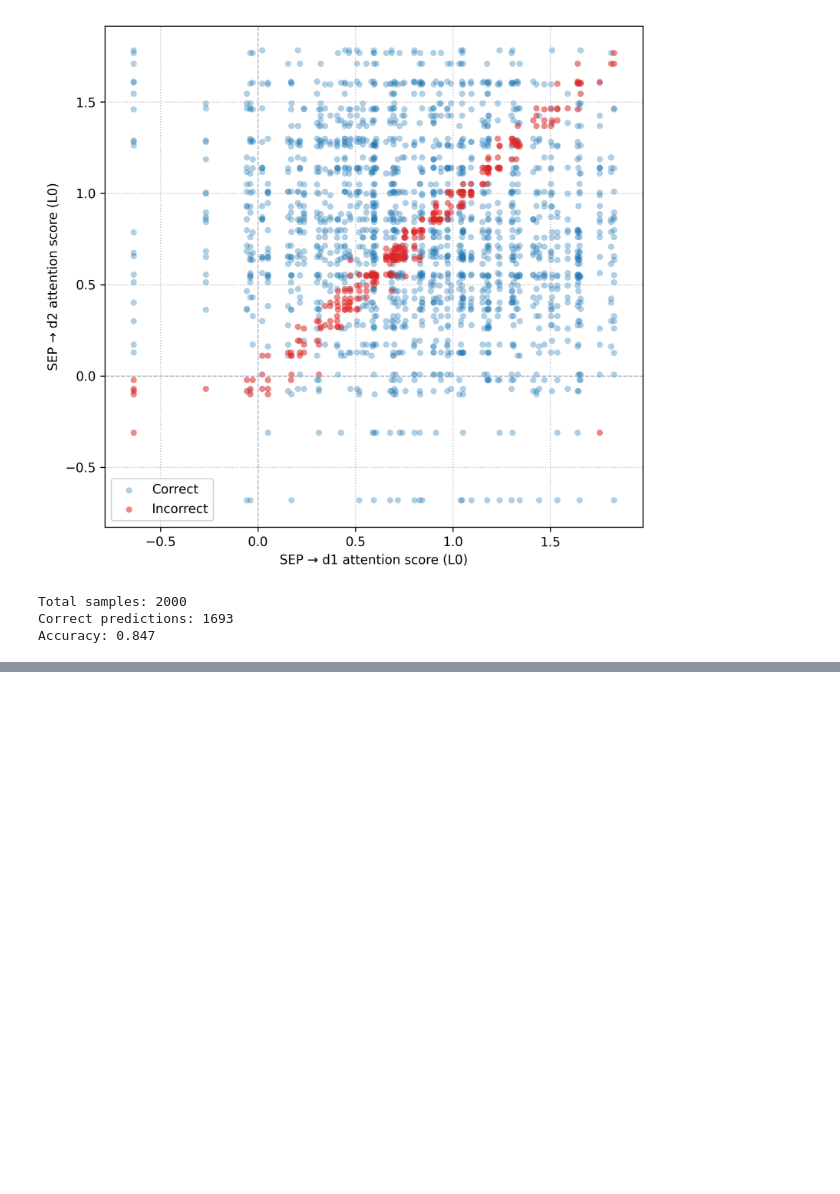
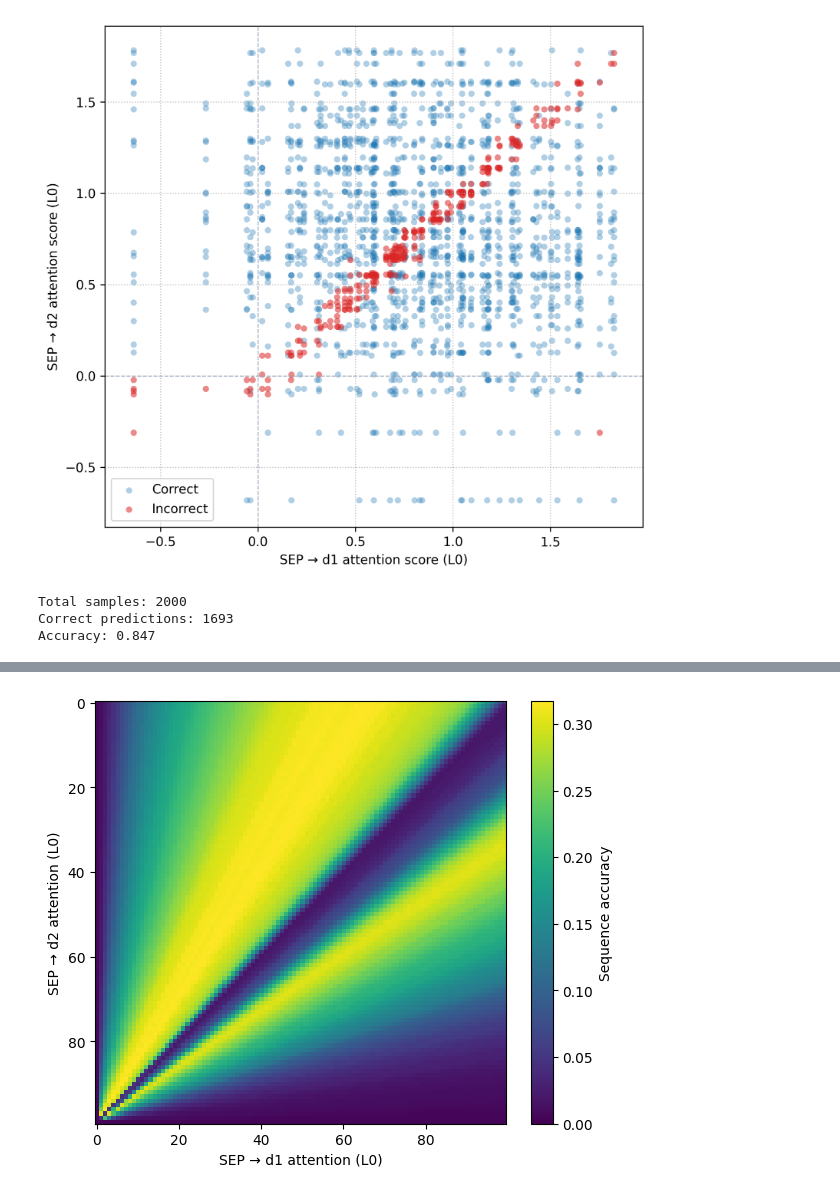
Before and after one commit to Theosdoor/order-by-scale, a Jupyter notebook: PAPER/main.ipynb, the cells around one changed output, grey strips where cells are left out. Drawn from its saved outputs; the diff is of its cells as text; code cells hidden in the pictures; blank space fills up the shorter version.

```diff
--- a/PAPER/nb_final.ipynb
+++ b/PAPER/main.ipynb
@@ -1306,0 +1288,69 @@ Much, but not all of the performance of the model can be recovered by fixing the
+# %%
+# ----- Fig 7 - Performance on fixed attn patterns -----
+import pickle
+from functools import partial
+
+def fixed_attention_score_hook(pattern, hook=None, attn_0=None, attn_1=None):
+    # pattern: [B, H, Q, K]
+    assert (attn_0 is not None) and (attn_1 is not None), "attn_0 and attn_1 must be specified"
+    p0 = torch.as_tensor(attn_0, dtype=pattern.dtype, device=pattern.device)
+    p1 = torch.as_tensor(attn_1, dtype=pattern.dtype, device=pattern.device)
+    s = (p0 + p1).clamp_min(1e-12)
+
+    # Clone and overwrite the SEP (q=2) row to be a valid distribution over {d1=0, d2=1}
+    pattern = pattern.clone()
+    pattern[..., 2, :] = 0.0
+    pattern[..., 2, 0] = p0 / s
+    pattern[..., 2, 1] = p1 / s
+    return pattern
+
+def sequence_accuracy_from_logits(logits, targets):
+    # logits: [B, T, V], targets: [B, T]
+    preds = logits.argmax(dim=-1)[:, -LIST_LEN:]          # only o1, o2
+    targs = targets[:, -LIST_LEN:]
+    return (preds == targs).all(dim=-1).float().mean().item()
+
+# Inputs/targets to evaluate on
+if "all_inputs" not in locals() or "all_targets" not in locals():
+    all_inputs = val_ds.tensors[0].to(DEV)
+    all_targets = val_ds.tensors[1].to(DEV)
+
+steps = 100  # NOTE: 100x100 grid can be slow; reduce for quicker runs
+scores = torch.linspace(0, 1, steps=steps)
+cache_file = "fixed_attention_perfs.pkl"
+
+if os.path.exists(cache_file):
+    with open(cache_file, "rb") as f:
+        perfs = pickle.load(f)
+else:
+    perfs = torch.zeros((steps, steps), dtype=torch.float32)
+    for i, j in tqdm(itertools.product(range(steps), range(steps)), total=steps**2):
+        logits = model.run_with_hooks(
+            all_inputs,
+            return_type="logits",
+            fwd_hooks=[
+                (
+                    "blocks.0.attn.hook_pattern",
+                    partial(
+                        fixed_attention_score_hook,
+                        attn_0=scores[i].item(),
+                        attn_1=scores[j].item(),
+                    ),
+                )
+            ],
+        )
+        perf = sequence_accuracy_from_logits(logits, all_targets)
+        perfs[i, steps - j - 1] = perf  # flip Y so higher j is up
+    with open(cache_file, "wb") as f:
+        pickle.dump(perfs, f)
+
+plt.figure(figsize=(6, 5))
+plt.imshow(perfs.T.cpu(), cmap="viridis", aspect="auto", vmin=0.0)
+plt.colorbar(label="Sequence accuracy")
+plt.xlabel("SEP → d1 attention (L0)")
+plt.ylabel("SEP → d2 attention (L0)")
+plt.title("Validation performance for fixed attention scores")
+plt.tight_layout()
+plt.show()
+# %% [output]
+[figure, added]
```
Also changed, not shown: parts of 25 cells of this notebook, 2 other files.
